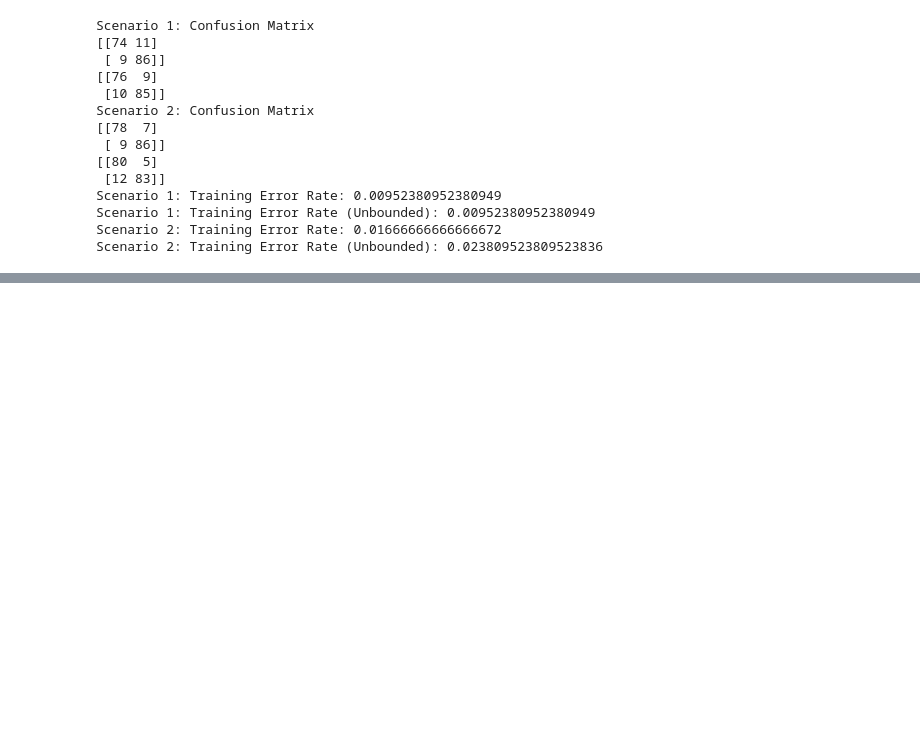
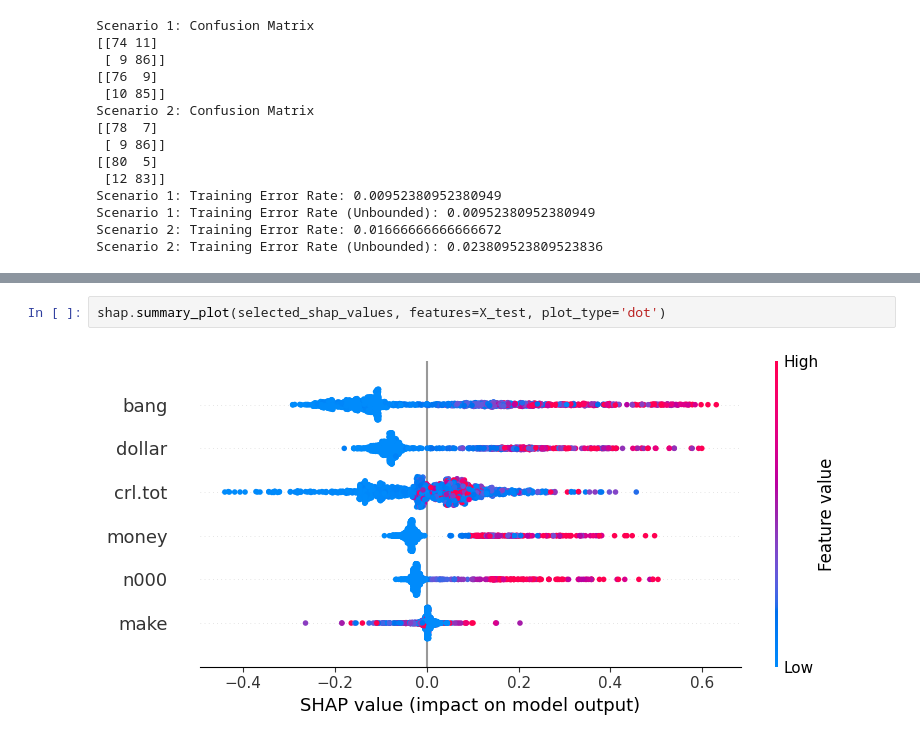
Before and after one commit to FabianBB/Machine-Learning, a Jupyter notebook: Tree-based-models/Ensemble-tree-methods.ipynb, the cells around one changed output, grey strips where cells are left out. Cells and saved outputs as stored; diff of their text form; blank space fills up the shorter version.

```diff
--- a/Tree-based-models/Ensemble-tree-methods.ipynb
+++ b/Tree-based-models/Ensemble-tree-methods.ipynb
@@ -330,0 +447,4 @@ Scenario 2: Training Error Rate (Unbounded): 0.023809523809523836
+# %%
+shap.summary_plot(selected_shap_values, features=X_test, plot_type='dot')
+# %% [output]
+[figure, added]
```
Also changed, not shown: parts of 14 cells of this notebook.
